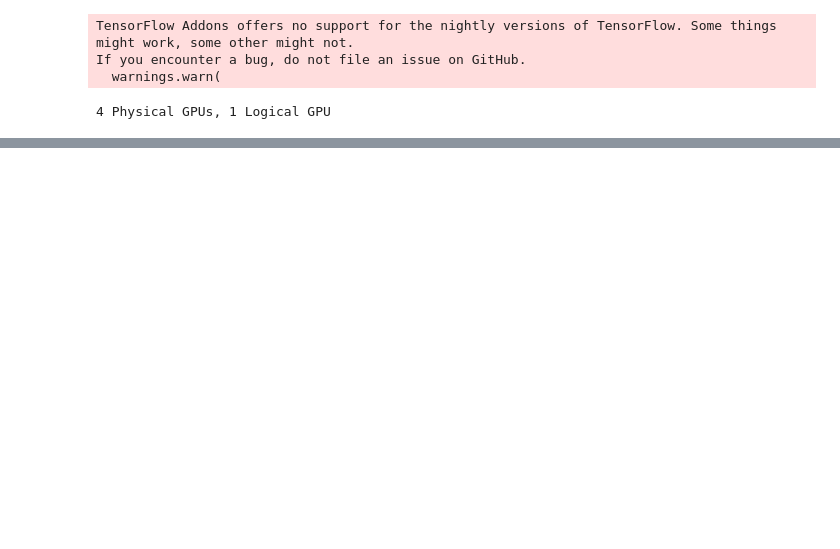
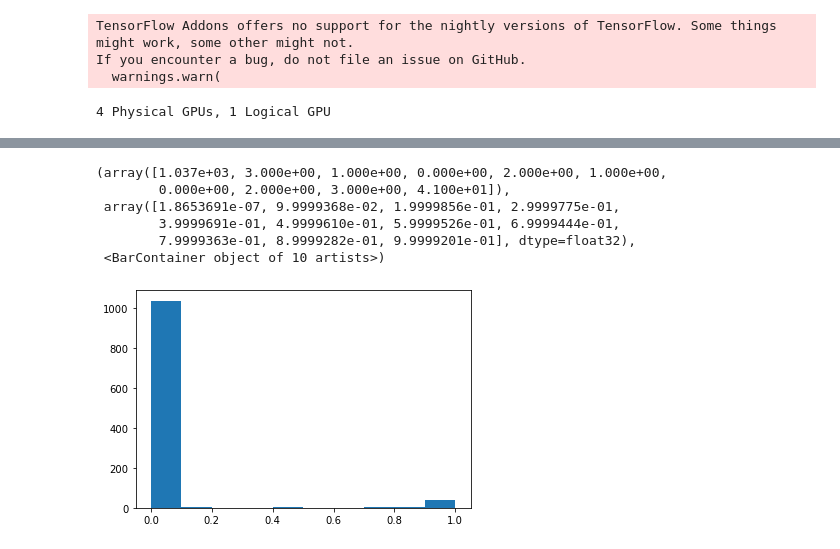
Before and after one commit to aungkonazim/mrisk, a Jupyter notebook: v1_train_lstm_with_event_encoded.ipynb, the cells around one changed output, grey strips where cells are left out. Saved outputs shown, nothing was run; the diff lists cells and outputs as text; code cells hidden in the pictures; blank space fills up the shorter version.

Commit message:
a checkpoint for some results

```diff
--- a/v1_train_lstm_with_event_encoded.ipynb
+++ b/v1_train_lstm_with_event_encoded.ipynb
@@ -394,3 +410,37 @@ plt.hist(np.array(final_y)-np.array(final_probs))
+# %%
+# # model.load_weights(filepath)
+# # model.summary()
+# # plt.hist(np.array(final_y)-np.array(final_probs))
+# metric = tfa.metrics.F1Score(num_classes=3, average='micro',threshold=0.5)
+# y_true = np.array([0,
+#                     1,
+#                     0], np.int32).reshape(-1,1)
+# y_pred = np.array([.3,
+#                     .51.0+,
+#                     .3], np.float32).reshape(-1,1)
+# metric.update_state(y_true, y_pred)
+# result = metric.result()
+# result.numpy()
+test_preds = []
+test_preds.append(model.predict([X_feature_test,X_static_test,X_stress_episode_test,
+                                    X_activity_episode_test,X_smoking_episode_test,X_quit_episode_test]))
+# bias_pred.append(model.predict([X_feature_val,X_static_val,X_stress_episode_val,X_activity_episode_val,
+#                                 X_smoking_episode_val,X_quit_episode_val]))
+
+# from sklearn.preprocessing import MinMaxScaler
+# y_test_pred = np.concatenate([MinMaxScaler().fit_transform(a.reshape(-1,1)) for a in test_preds],axis=1).mean(axis=1)
+# bias_pred = np.concatenate([MinMaxScaler().fit_transform(a.reshape(-1,1)) for a in bias_pred],axis=1).mean(axis=1)
+# print(roc_auc_score(y_test,y_test_pred))
+# %%
+plt.hist(test_preds[0])
+# %% [output]
+(array([1.037e+03, 3.000e+00, 1.000e+00, 0.000e+00, 2.000e+00, 1.000e+00,
+        0.000e+00, 2.000e+00, 3.000e+00, 4.100e+01]),
+ array([1.8653691e-07, 9.9999368e-02, 1.9999856e-01, 2.9999775e-01,
+        3.9999691e-01, 4.9999610e-01, 5.9999526e-01, 6.9999444e-01,
+        7.9999363e-01, 8.9999282e-01, 9.9999201e-01], dtype=float32),
+ <BarContainer object of 10 artists>)
+[figure, added]
 # %%
 model1 = Model(model.input,model.get_layer('dense_552').output)
 # %%
```
Also changed, not shown: parts of 3 cells of this notebook, 4 other files.
